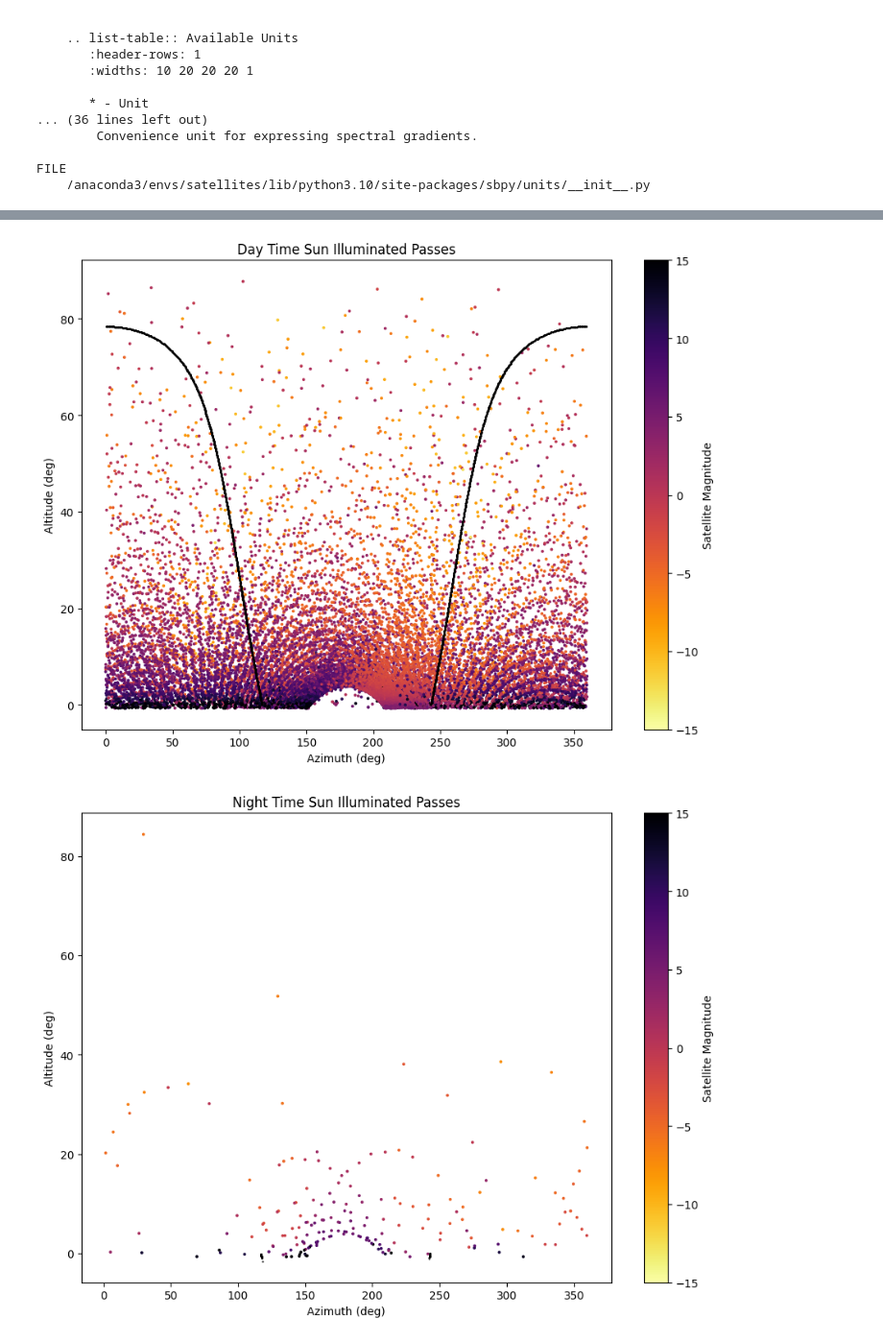
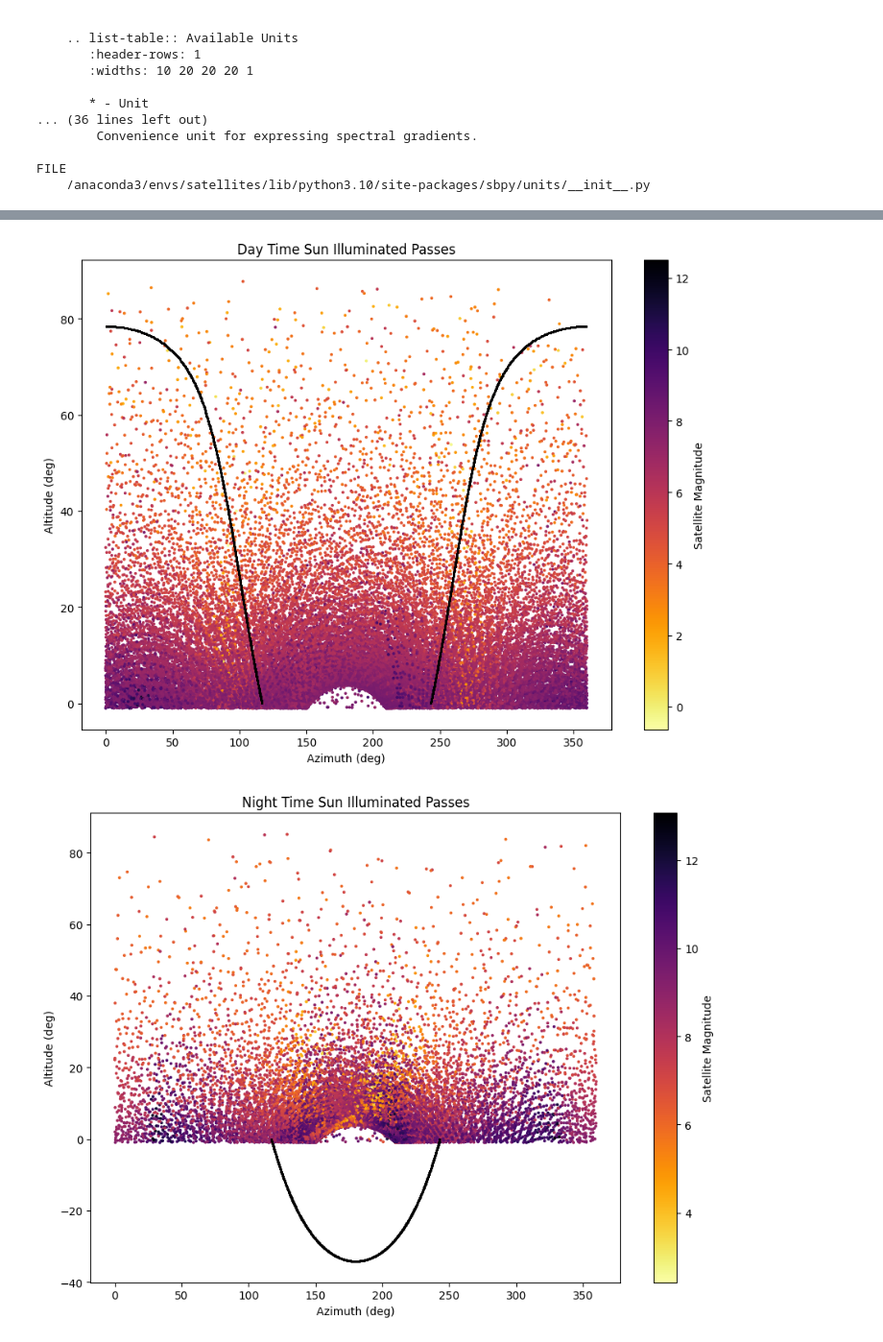
Before and after one commit to Physarah/satellite-optical-brightness, a Jupyter notebook: daytime/tests.ipynb, the cells around one changed output, grey strips where cells are left out. Shown at 96% size. Drawn from its saved outputs; the diff is of its cells as text; code cells hidden in the pictures.

```diff
--- a/daytime/tests.ipynb
+++ b/daytime/tests.ipynb
@@ -149,7 +149,7 @@ FILE
 # %%
 import pandas as pd
 
-outs = pd.read_json('/Users/physarah/Desktop/sat_paths.json',lines=True)
+outs = pd.read_json('/Users/physarah/Desktop/sat_paths_updated_corrected_altitude2.json',lines=True)
 # %%
 df_flattened = outs.explode('sun_altitude')
 # %%
@@ -175,27 +175,27 @@ plt.scatter(y=daytime_bright['sat_altitude'], x=daytime_bright['sat_azimuth'], s
 #plt.scatter(y=nighttime['sat_altitude'], x=nighttime['sat_azimuth'], s = 0.1, c='black')
 #plt.ylim(0,90)
 plt.colorbar(label = "Satellite Magnitude")
-plt.clim(-15,15)
+#plt.clim(-15,15)
 plt.scatter(daytime_bright['sun_azimuth'],daytime_bright['sun_altitude'], color = 'black', s = 0.1)
 plt.ylabel("Altitude (deg)")
 plt.xlabel("Azimuth (deg)")
 plt.title("Day Time Sun Illuminated Passes")
-plt.savefig('/Users/physarah/Desktop/day_pass.png')
+plt.savefig('/Users/physarah/Desktop/day_pass2.png')
 # %% [output]
-[figure, old version]
+[figure, new version]
 # %%
 nighttime_bright = nighttime[nighttime['magnitude']<30]
 
 plt.figure(figsize = (14/1.3,10/1.3))
 plt.title("Night Time Sun Illuminated Passes")
 plt.scatter(y=nighttime_bright['sat_altitude'], x=nighttime_bright['sat_azimuth'], s = 3, c=nighttime_bright['magnitude'], cmap = 'inferno_r')
 #plt.scatter(y=nighttime['sat_altitude'], x=nighttime['sat_azimuth'], s = 0.1, c='black')
 plt.colorbar(label = "Satellite Magnitude")
-plt.clim(-15,15)
+#plt.clim(-15,15)
 plt.scatter(nighttime_bright['sun_azimuth'],nighttime_bright['sun_altitude'], color = 'black', s = 0.1)
 plt.ylabel("Altitude (deg)")
 plt.xlabel("Azimuth (deg)")
-plt.savefig('/Users/physarah/Desktop/night_pass.png')
+plt.savefig('/Users/physarah/Desktop/night_pass3.png')
 #plt.ylim(0,90)
 # %% [output]
-[figure, old version]
+[figure, new version]
```
Also changed, not shown: parts of 6 cells of this notebook, 3 other files.
